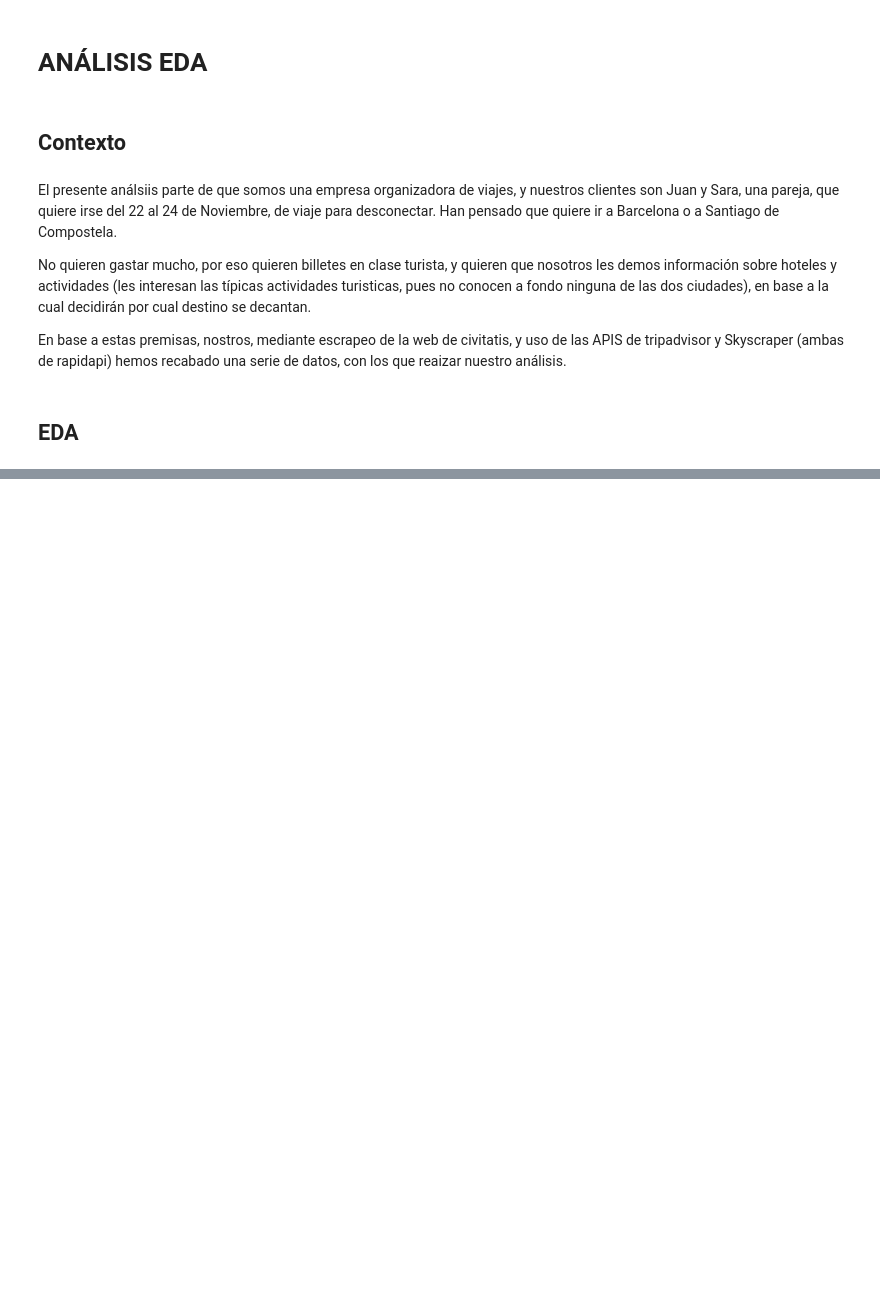
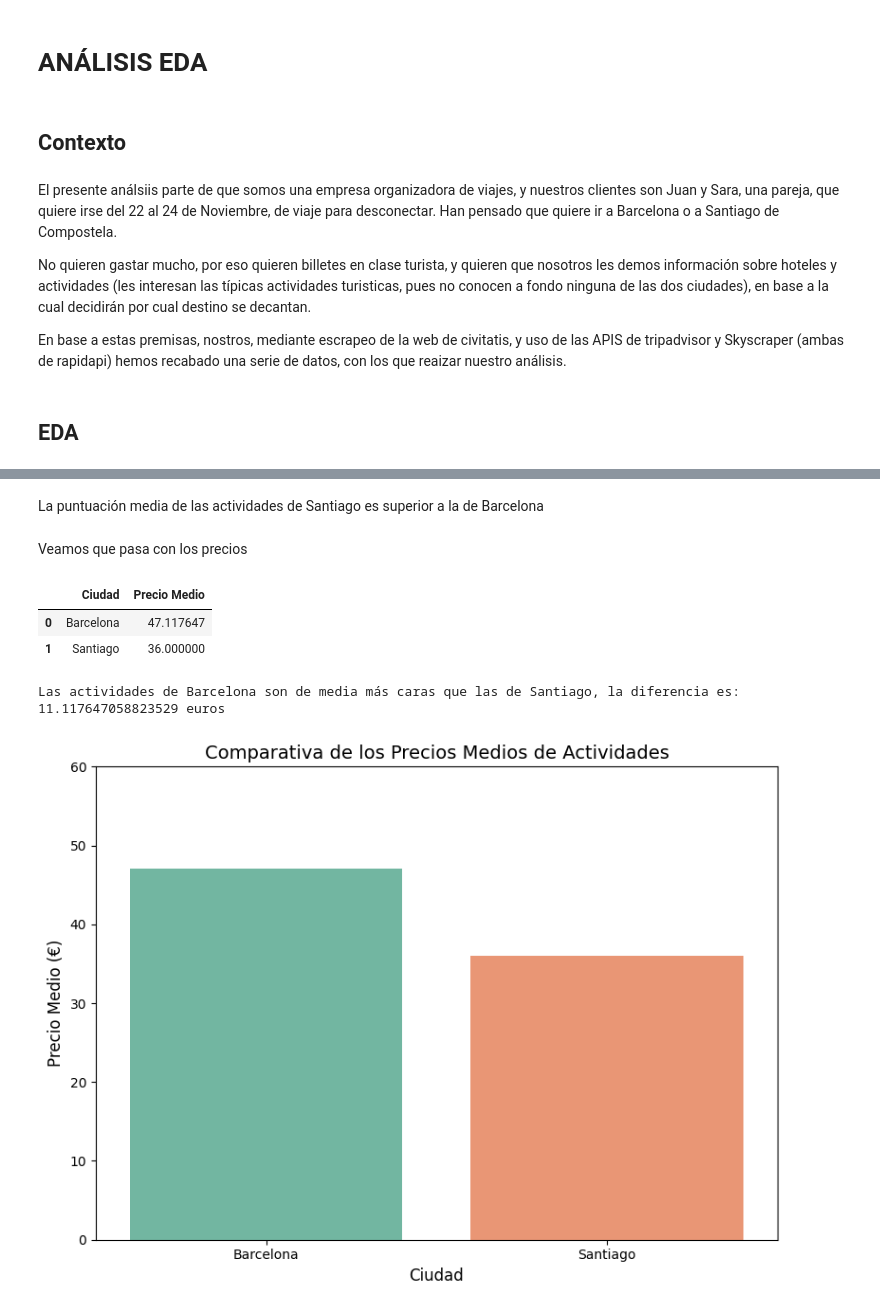
Before and after one commit to Rcm89/Proyecto3-Explorando-Viajes, a Jupyter notebook: Proyecto_viajes_notebook.ipynb, the cells around one changed output, grey strips where cells are left out. Drawn from its saved outputs; the diff is of its cells as text; code cells hidden in the pictures; blank space fills up the shorter version.

```diff
--- a/Proyecto_viajes_notebook.ipynb
+++ b/Proyecto_viajes_notebook.ipynb
@@ -56,0 +131,42 @@ En base a estas premisas, nostros, mediante escrapeo de la web de civitatis, y u
+# %% [markdown]
+La puntuación media de las actividades de Santiago es superior a la de Barcelona
+# %% [markdown]
+Veamos que pasa con los precios
+# %%
+# Calculamos la media de los precios en ambos dataframes
+media_precio_barcelona = df_actividades_barcelona['Precio'].mean()
+media_precio_santiago = df_actividades_santiago['Precio'].mean()
+
+# Hacemos un DataFrame con la media de los precios de las actividades en ambas ciduades
+df_precio_medias = pd.DataFrame({
+    'Ciudad': ['Barcelona', 'Santiago'],
+    'Precio Medio': [media_precio_barcelona, media_precio_santiago]
+})
+
+df_precio_medias
+# %% [output]
+|  | Ciudad | Precio Medio |
+| 0 | Barcelona | 47.117647 |
+| 1 | Santiago | 36.000000 |
+# %%
+diferencia_precio = media_precio_barcelona - media_precio_santiago
+print("Las actividades de Barcelona son de media más caras que las de Santiago, la diferencia es: ", diferencia_precio, "euros")
+# %% [output]
+Las actividades de Barcelona son de media más caras que las de Santiago, la diferencia es:  11.117647058823529 euros
+# %%
+# Visualización de la diferencia de precios
+plt.figure(figsize=(8, 6))
+sns.barplot(x='Ciudad', y='Precio Medio', data=df_precio_medias, palette="Set2")
+
+# Añadir etiquetas y título
+plt.title('Comparativa de los Precios Medios de Actividades', fontsize=14)
+plt.ylabel('Precio Medio (€)', fontsize=12)
+plt.xlabel('Ciudad', fontsize=12)
+
+# Ajustar la escala del eje y
+plt.ylim(0, 60)
+
+# Ajustar el layout
+plt.tight_layout()
+# %% [output]
+[figure, added]
```
Also changed, not shown: parts of 27 cells of this notebook, 8 other files.
